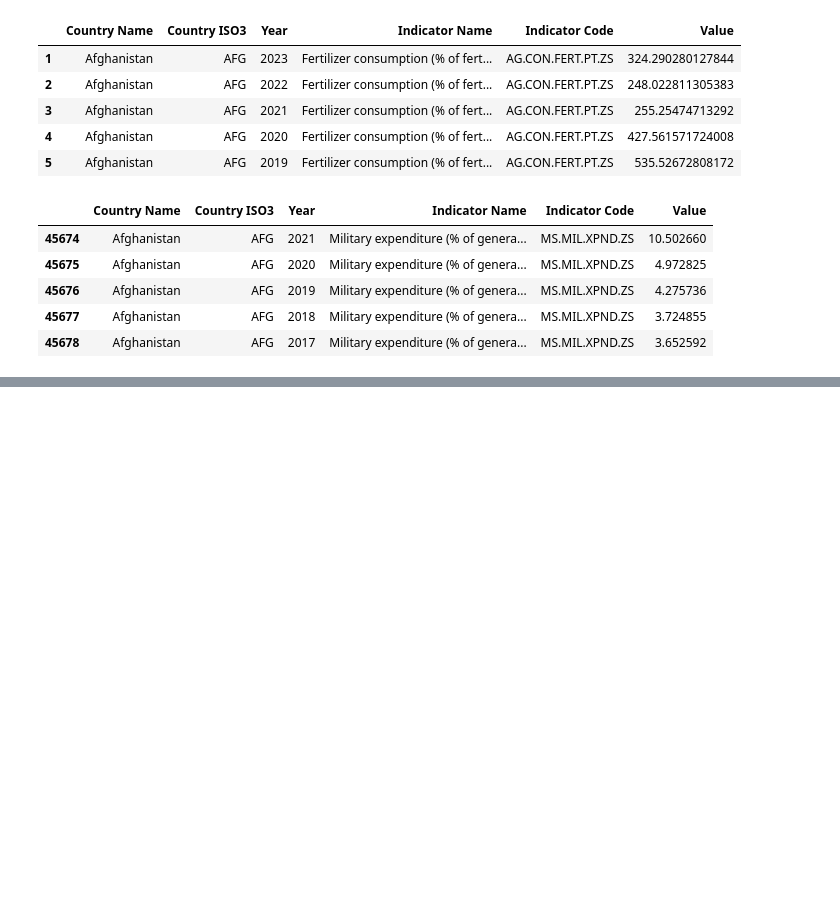
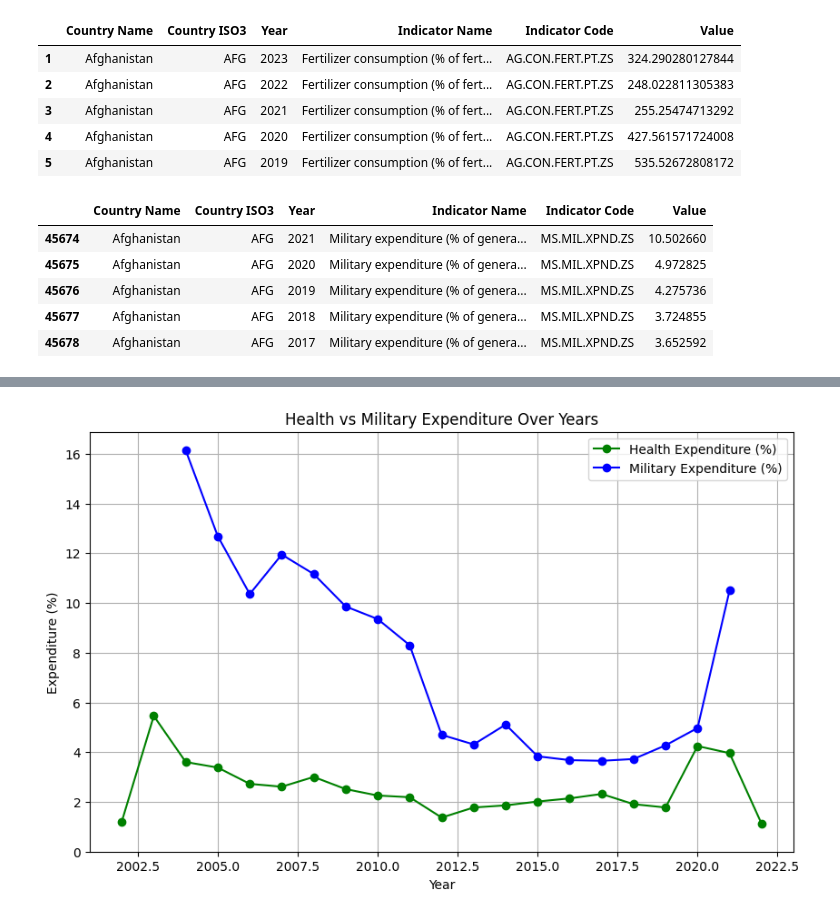
Before and after one commit to group-pi-dataviz/group-pi-dataviz.github.io, a Jupyter notebook: scripts/data_prepocessing_parte3.ipynb, the cells around one changed output, grey strips where cells are left out. Cells and saved outputs as stored; diff of their text form; code cells hidden in the pictures; blank space fills up the shorter version.

```diff
--- a/scripts/data_prepocessing_parte3.ipynb
+++ b/scripts/data_prepocessing_parte3.ipynb
@@ -84,0 +87,15 @@ plt.show()
+# %%
+# Plotting two lines: 'Domestic general government health expenditure (% of general government expenditure)' and 'Military expenditure (% of general government expenditure)'
+data_health_expenditure = data[data['Indicator Name'] == 'Domestic general government health expenditure (% of general government expenditure)']
+fig, ax = plt.subplots(figsize=(10, 6))
+ax.plot(data_health_expenditure['Year'], data_health_expenditure['Value'], marker='o', label='Health Expenditure (%)', color='green')
+ax.plot(data_military_expenditure['Year'], data_military_expenditure['Value'], marker='o', label='Military Expenditure (%)', color='blue')
+ax.set_title('Health vs Military Expenditure Over Years')
+ax.set_xlabel('Year')
+ax.set_ylabel('Expenditure (%)')
+ax.set_ylim(bottom=0)
+ax.grid(True)
+ax.legend()
+plt.show()
+# %% [output]
+[figure, added]
```
Also changed, not shown: parts of 1 cell of this notebook.
